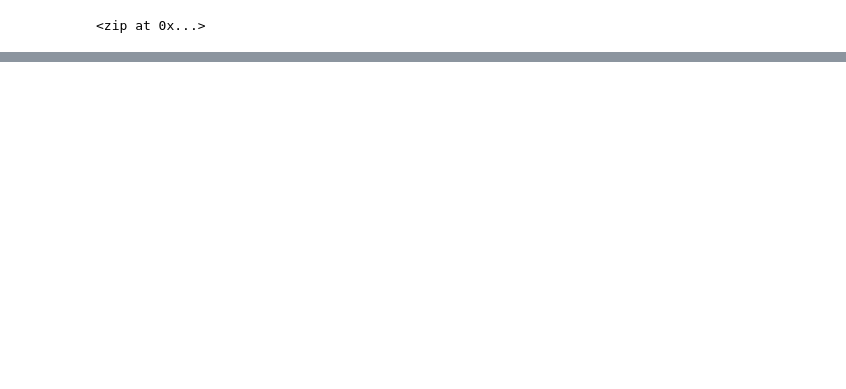
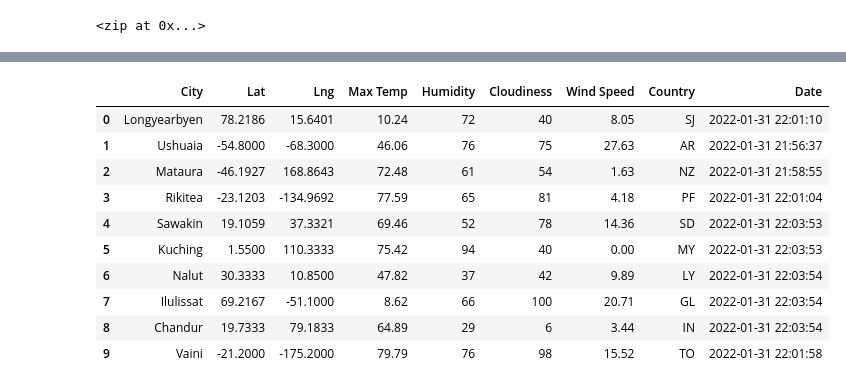
Before and after one commit to akatter/World_Weather_Analysis, a Jupyter notebook: WeatherPy.ipynb, the cells around one changed output, grey strips where cells are left out. Cells and saved outputs as stored; diff of their text form; code cells hidden in the pictures; blank space fills up the shorter version.

Commit message:
weather request and git ignore changed

```diff
--- a/WeatherPy.ipynb
+++ b/WeatherPy.ipynb
@@ -5,6 +5,16 @@ import matplotlib.pyplot as plt
 import numpy as np
 # Use the citipy module to determine city based on latitude and longitude.
 from citipy import citipy
+# Import the time library and the datetime module from the datetime library
+import time
+from datetime import datetime
+# Import the requests library.
+import requests
+
+# Import the API key.
+from config import weather_api_key
+# Starting URL for Weather Map API Call.
+url = "http://api.openweathermap.org/data/2.5/weather?units=Imperial&APPID=" + weather_api_key
 # %%
 # Create a set of random latitude and longitude combinations.
 lats = np.random.uniform(low=-90.000, high=90.000, size=1500)
@@ -52,0 +123,16 @@ cities
+# %%
+# Convert the array of dictionaries to a Pandas DataFrame.
+city_data_df = pd.DataFrame(city_data)
+city_data_df.head(10)
+# %% [output]
+|  | City | Lat | Lng | Max Temp | Humidity | Cloudiness | Wind Speed | Country | Date |
+| 0 | Longyearbyen | 78.2186 | 15.6401 | 10.24 | 72 | 40 | 8.05 | SJ | 2022-01-31 22:01:10 |
+| 1 | Ushuaia | -54.8000 | -68.3000 | 46.06 | 76 | 75 | 27.63 | AR | 2022-01-31 21:56:37 |
+| 2 | Mataura | -46.1927 | 168.8643 | 72.48 | 61 | 54 | 1.63 | NZ | 2022-01-31 21:58:55 |
+| 3 | Rikitea | -23.1203 | -134.9692 | 77.59 | 65 | 81 | 4.18 | PF | 2022-01-31 22:01:04 |
+| 4 | Sawakin | 19.1059 | 37.3321 | 69.46 | 52 | 78 | 14.36 | SD | 2022-01-31 22:03:53 |
+| 5 | Kuching | 1.5500 | 110.3333 | 75.42 | 94 | 40 | 0.00 | MY | 2022-01-31 22:03:53 |
+| 6 | Nalut | 30.3333 | 10.8500 | 47.82 | 37 | 42 | 9.89 | LY | 2022-01-31 22:03:54 |
+| 7 | Ilulissat | 69.2167 | -51.1000 | 8.62 | 66 | 100 | 20.71 | GL | 2022-01-31 22:03:54 |
+| 8 | Chandur | 19.7333 | 79.1833 | 64.89 | 29 | 6 | 3.44 | IN | 2022-01-31 22:03:54 |
+| 9 | Vaini | -21.2000 | -175.2000 | 79.79 | 76 | 98 | 15.52 | TO | 2022-01-31 22:01:58 |
```
Also changed, not shown: parts of 4 cells of this notebook, 1 other file.
